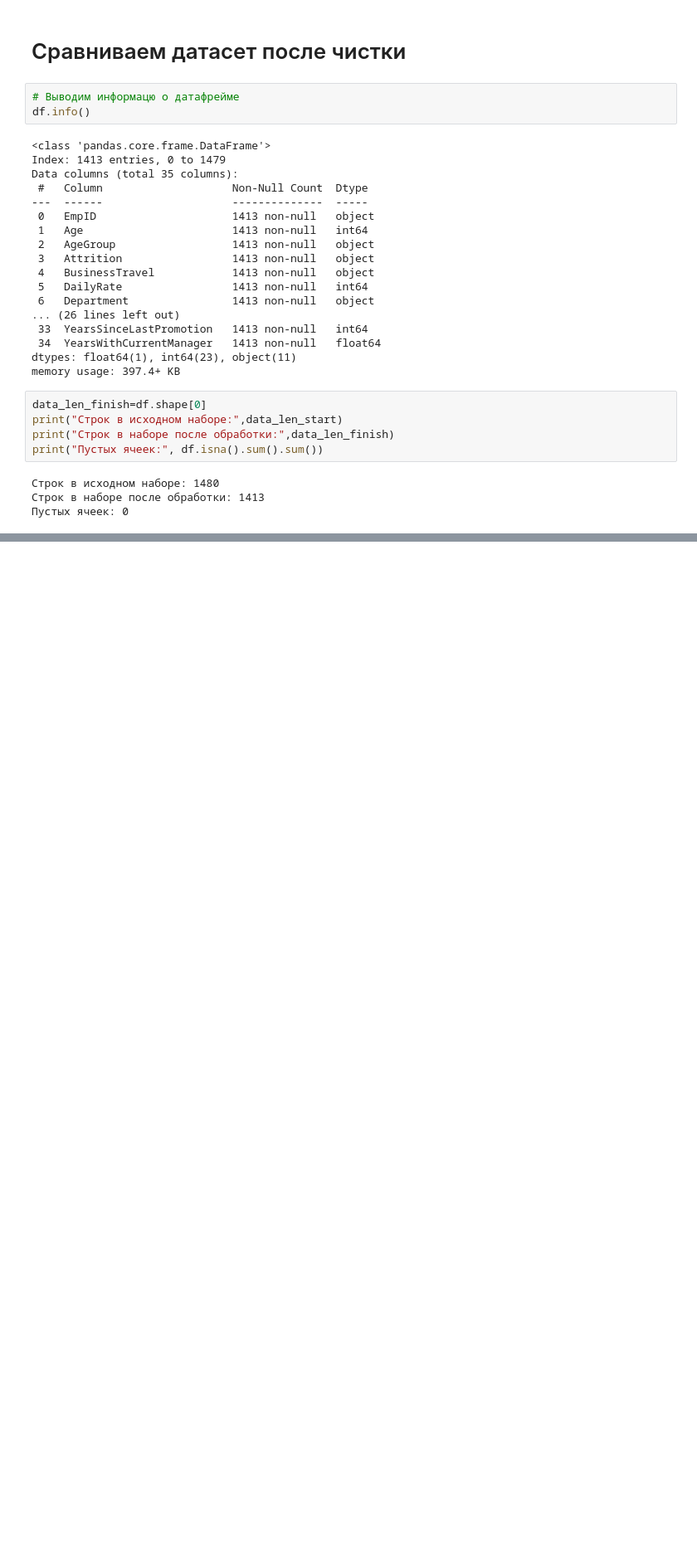
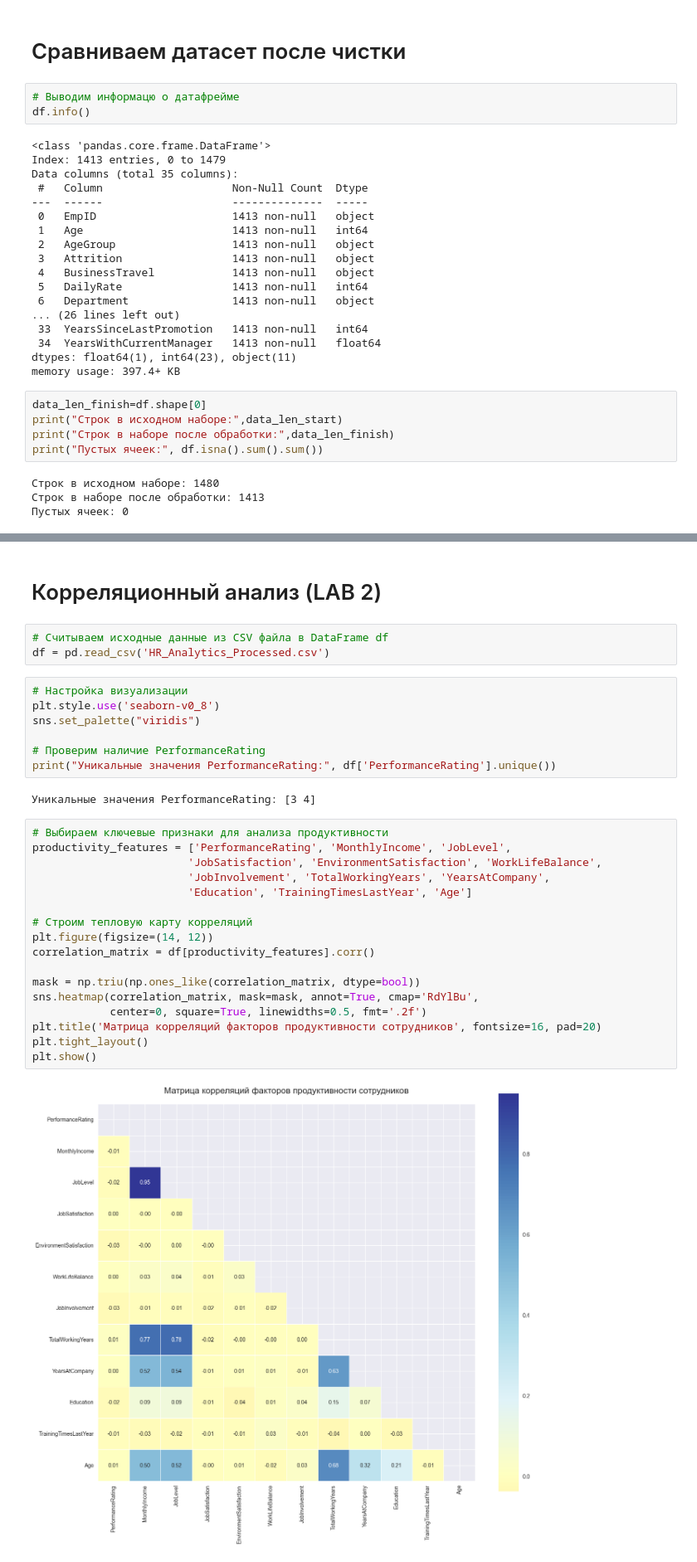
Before and after one commit to svinoczarITMO/s7-da-lab1, a Jupyter notebook: hranalytics.ipynb, the cells around one changed output, grey strips where cells are left out. Shown at 83% size. Saved outputs shown, nothing was run; the diff lists cells and outputs as text; blank space fills up the shorter version.

Commit message:
feat: start correlation analyze

```diff
--- a/hranalytics.ipynb
+++ b/hranalytics.ipynb
@@ -999,0 +1006,33 @@ print("Пустых ячеек:", df.isna().sum().sum())
+# %% [markdown]
+# Корреляционный анализ (LAB 2)
+# %%
+# Считываем исходные данные из CSV файла в DataFrame df
+df = pd.read_csv('HR_Analytics_Processed.csv')
+# %%
+# Настройка визуализации
+plt.style.use('seaborn-v0_8')
+sns.set_palette("viridis")
+
+# Проверим наличие PerformanceRating
+print("Уникальные значения PerformanceRating:", df['PerformanceRating'].unique())
+# %% [output]
+Уникальные значения PerformanceRating: [3 4]
+# %%
+# Выбираем ключевые признаки для анализа продуктивности
+productivity_features = ['PerformanceRating', 'MonthlyIncome', 'JobLevel',
+                        'JobSatisfaction', 'EnvironmentSatisfaction', 'WorkLifeBalance',
+                        'JobInvolvement', 'TotalWorkingYears', 'YearsAtCompany',
+                        'Education', 'TrainingTimesLastYear', 'Age']
+
+# Строим тепловую карту корреляций
+plt.figure(figsize=(14, 12))
+correlation_matrix = df[productivity_features].corr()
+
+mask = np.triu(np.ones_like(correlation_matrix, dtype=bool))
+sns.heatmap(correlation_matrix, mask=mask, annot=True, cmap='RdYlBu',
+            center=0, square=True, linewidths=0.5, fmt='.2f')
+plt.title('Матрица корреляций факторов продуктивности сотрудников', fontsize=16, pad=20)
+plt.tight_layout()
+plt.show()
+# %% [output]
+[figure, added]
```
Also changed, not shown: parts of 5 cells of this notebook.
